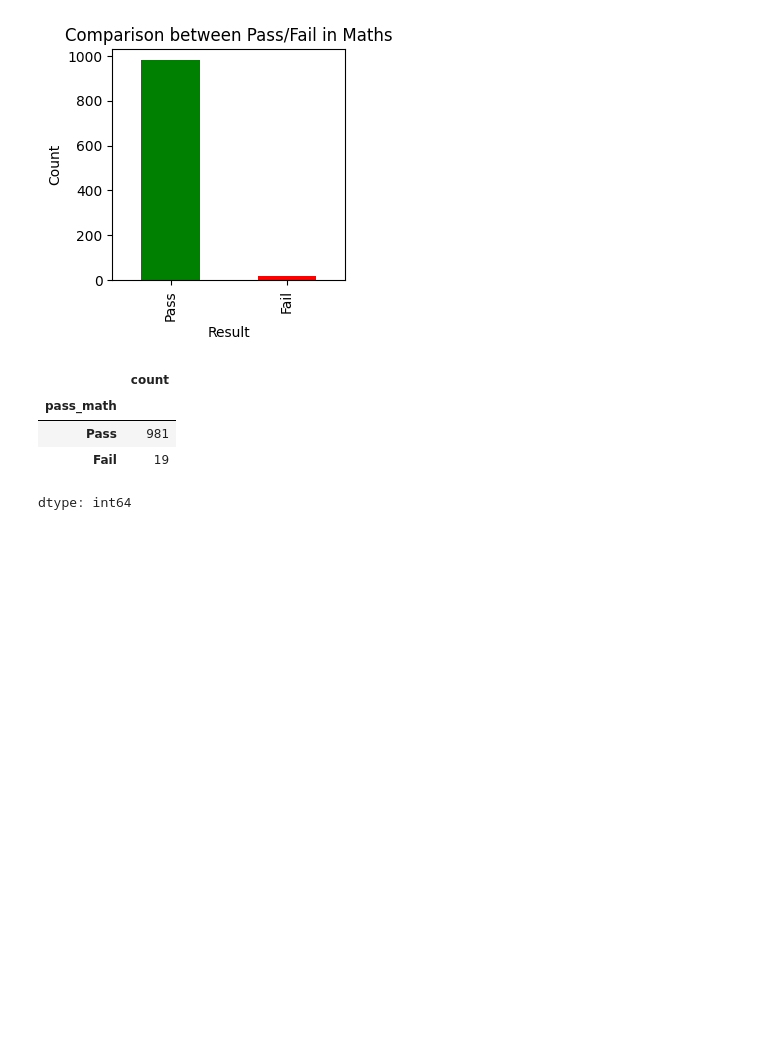
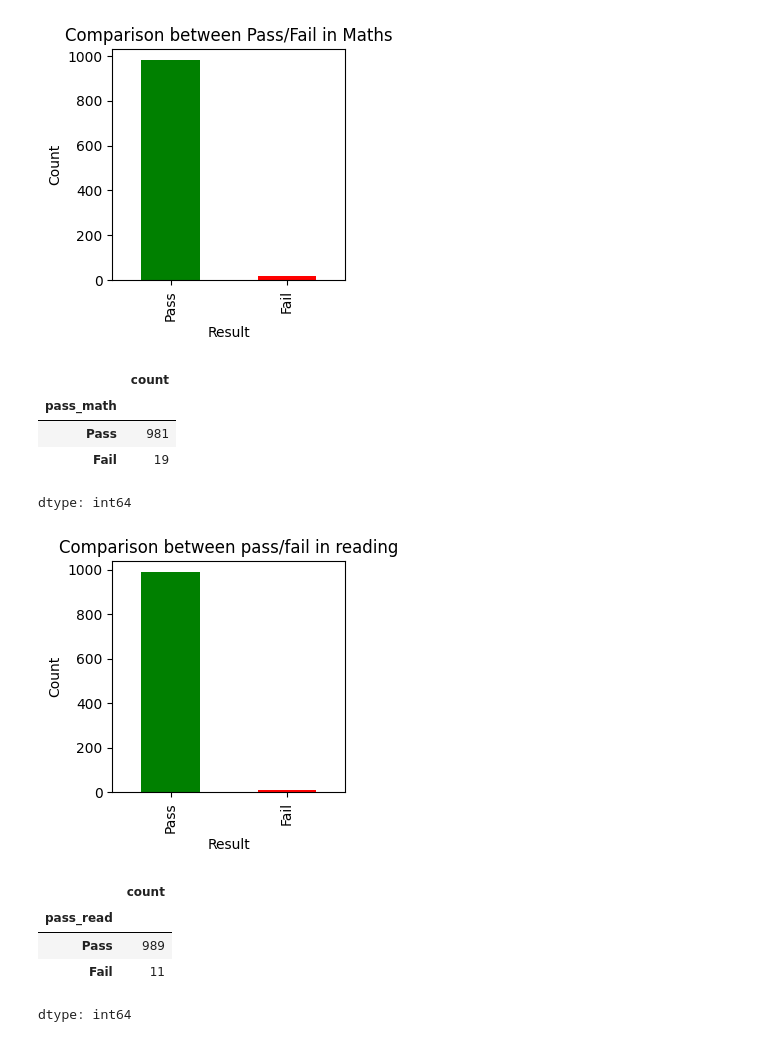
Before and after one commit to RaoFaris/Student-Performance-Analytics-Marks-Prediction-Rules-Engine-non-ML-, a Jupyter notebook: StudentsPerformance.ipynb, the cells around one changed output. Cells and saved outputs as stored; diff of their text form; code cells hidden in the pictures; blank space fills up the shorter version.

Commit message:
add pass/fail analysis for reading and writing score, and visualize total score

```diff
--- a/StudentsPerformance.ipynb
+++ b/StudentsPerformance.ipynb
@@ -1,3 +8,5 @@
+# %%
+sp=pd.read_csv('StudentsPerformance.csv')
 # %%
 passingmark=33
 sp['pass_math'] = np.where(sp['math score']>= passingmark, 'Pass', 'Fail')
@@ -15,3 +24,18 @@ sp['pass_math'].value_counts()
 | Pass | 981 |
 | Fail | 19 |
 dtype: int64
+# %%
+sp['pass_read']=np.where(sp['reading score']>=passingmark, 'Pass','Fail')
+sp['pass_read'].value_counts(dropna=False).plot.bar(color=['green','red'],figsize=(3,3))
+plt.title('Comparison between pass/fail in reading')
+plt.xlabel('Result')
+plt.ylabel('Count')
+plt.show()
+sp['pass_read'].value_counts()
+# %% [output]
+[figure, added]
+|  | count |
+| pass_read |  |
+| Pass | 989 |
+| Fail | 11 |
+dtype: int64
```
Also changed, not shown: parts of 3 cells of this notebook.
